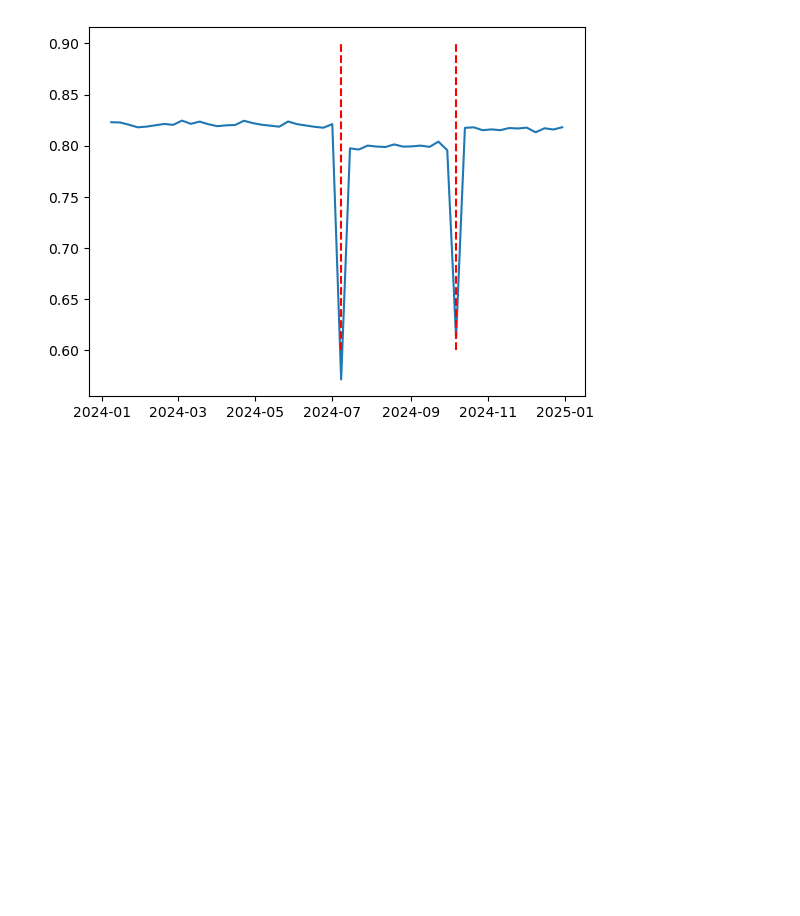
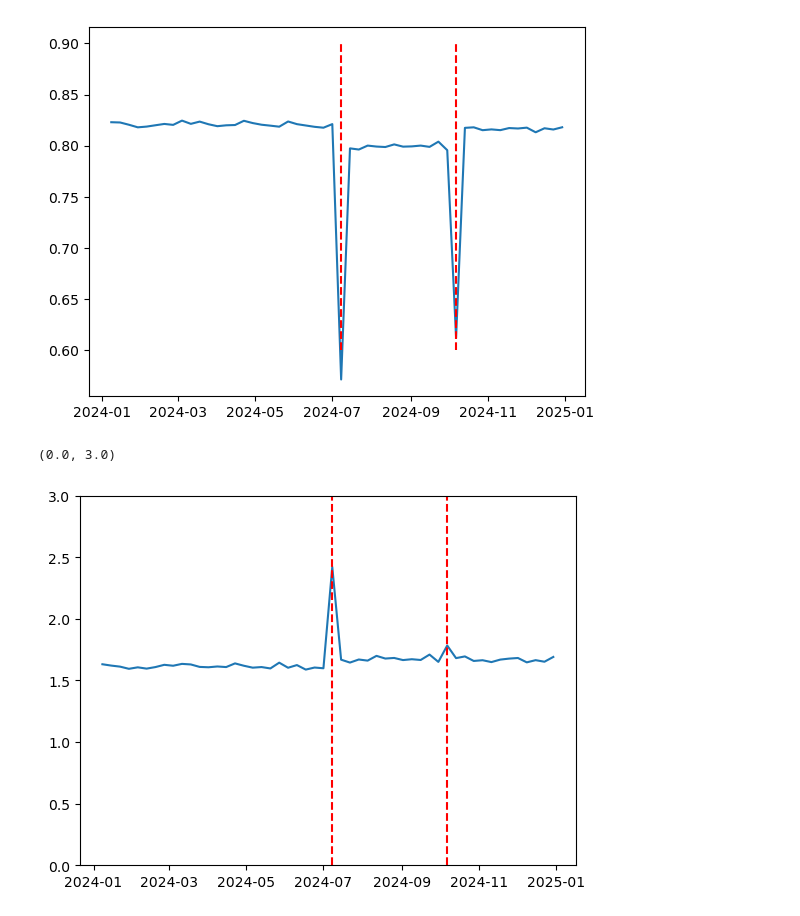
Before and after one commit to sdrelton/PREDICT, a Jupyter notebook: Examples/recalibration_example.ipynb, the cells around one changed output. Drawn from its saved outputs; the diff is of its cells as text; code cells hidden in the pictures; blank space fills up the shorter version.

```diff
--- a/Examples/recalibration_example.ipynb
+++ b/Examples/recalibration_example.ipynb
@@ -75,6 +91,7 @@ model = RecalibratePredictions()
 model.trigger = AccuracyThreshold(model=model, threshold=0.7)
 mytest = PREDICT(data=df, model=model, startDate='min', endDate='max', timestep='week')
 mytest.addLogHook(Accuracy(model))
+mytest.addLogHook(CalibrationSlope(model))
 # %%
 mytest.run()
 # %%
@@ -92,3 +109,12 @@ plt.vlines(log['Model Updated'].keys(), 0.6, 0.9, colors='r', linestyles='dashed
 # %% [output]
 <matplotlib.collections.LineCollection at 0x...>
 [figure]
+# %%
+# Plot the calibration slope values in a linegraph
+plt.plot(log['CalibrationSlope'].keys(), log['CalibrationSlope'].values())
+# Add dashed line to indicate when the model was recalibrated
+plt.vlines(log['Model Updated'].keys(), 0, 5, colors='r', linestyles='dashed')
+plt.ylim(0, 3)
+# %% [output]
+(0.0, 3.0)
+[figure, added]
```
Also changed, not shown: parts of 2 cells of this notebook, 1 other file.
